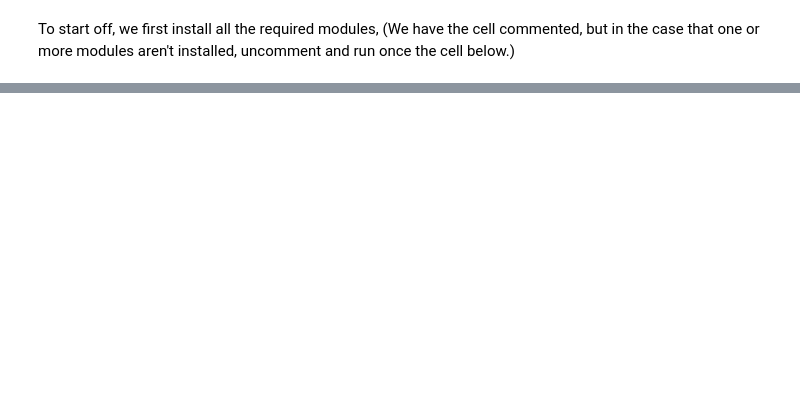
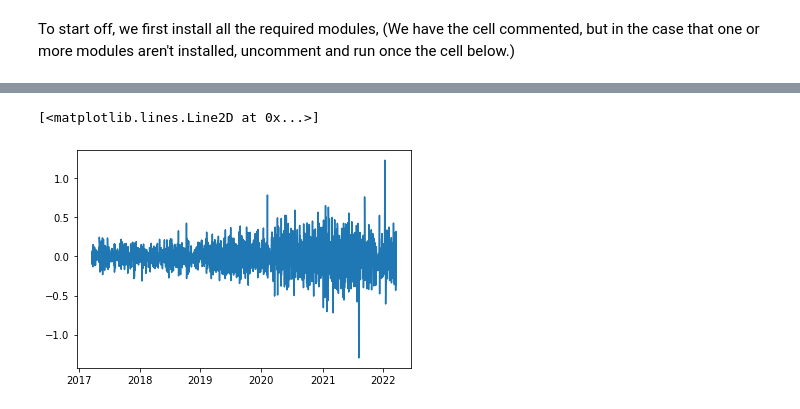
Before and after one commit to aethrvmn/Black-Scholes-Model, a Jupyter notebook: assignment.ipynb, the cells around one changed output, grey strips where cells are left out. Cells and saved outputs as stored; diff of their text form; code cells hidden in the pictures; blank space fills up the shorter version.

```diff
--- a/assignment.ipynb
+++ b/assignment.ipynb
@@ -42,0 +78,9 @@ plt.show()
+# %%
+df = pd.read_excel('ZNGA.xlsx', usecols=['Date', 'High (in $)', 'Low (in $)', 'Close/Last', 'Difference of High and Low'])
+high = df['High (in $)'].array
+low = df['Low (in $)'].array
+close = df['Close/Last'].array
+date = df.Date.array
+interest = np.random.uniform(0.005,0.01, len(close))
+volatility = (np.average(high - low, weights = close))
+expiration_date = 60
@@ -42,0 +119,8 @@ plt.show()
+# %%
+smoothcall = []
+for i in range(1, len(date)):
+    smoothcall.append(bscall.callval[i]- bscall.callval[i-1])
+plt.plot(date[1:], smoothcall)
+# %% [output]
+[<matplotlib.lines.Line2D at 0x...>]
+[figure, added]
```
Also changed, not shown: parts of 26 cells of this notebook, 11 other files.
